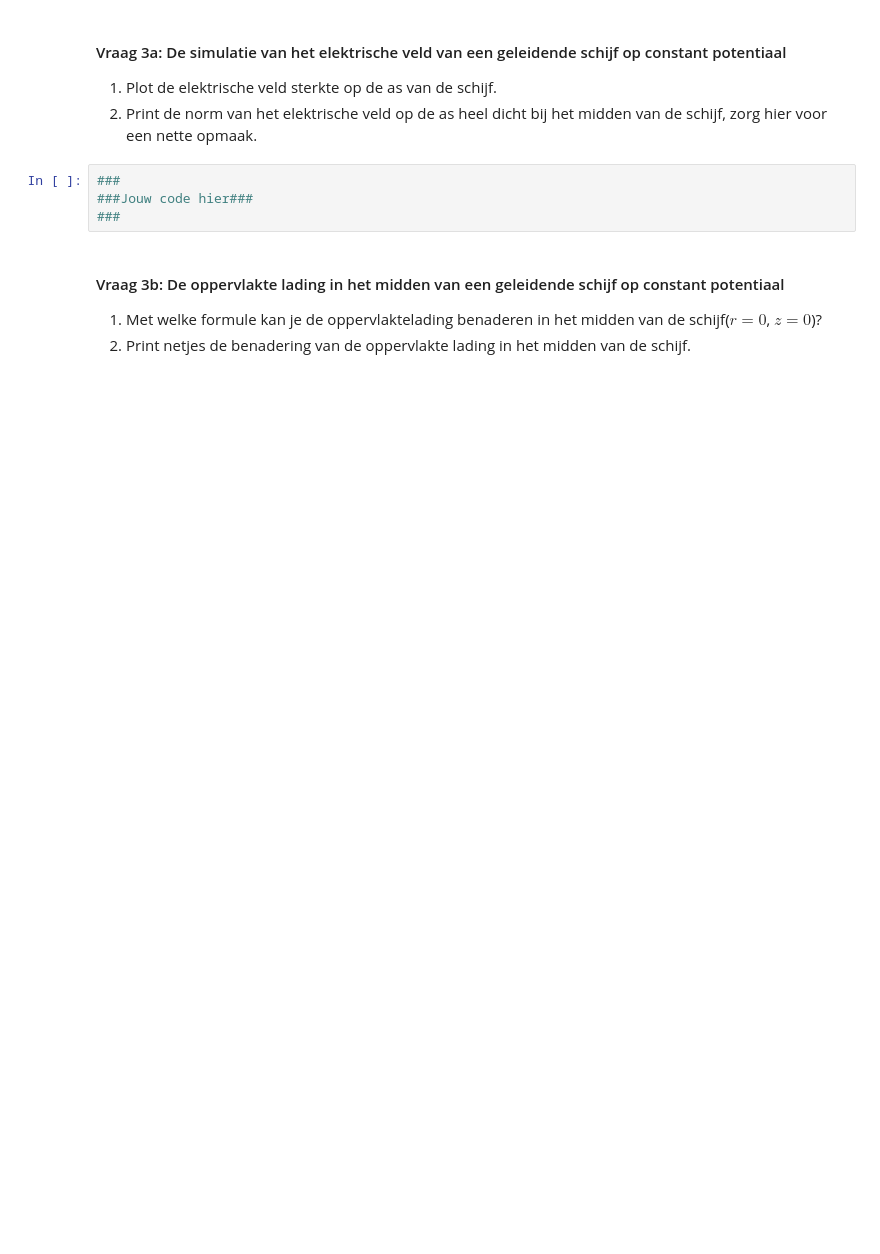
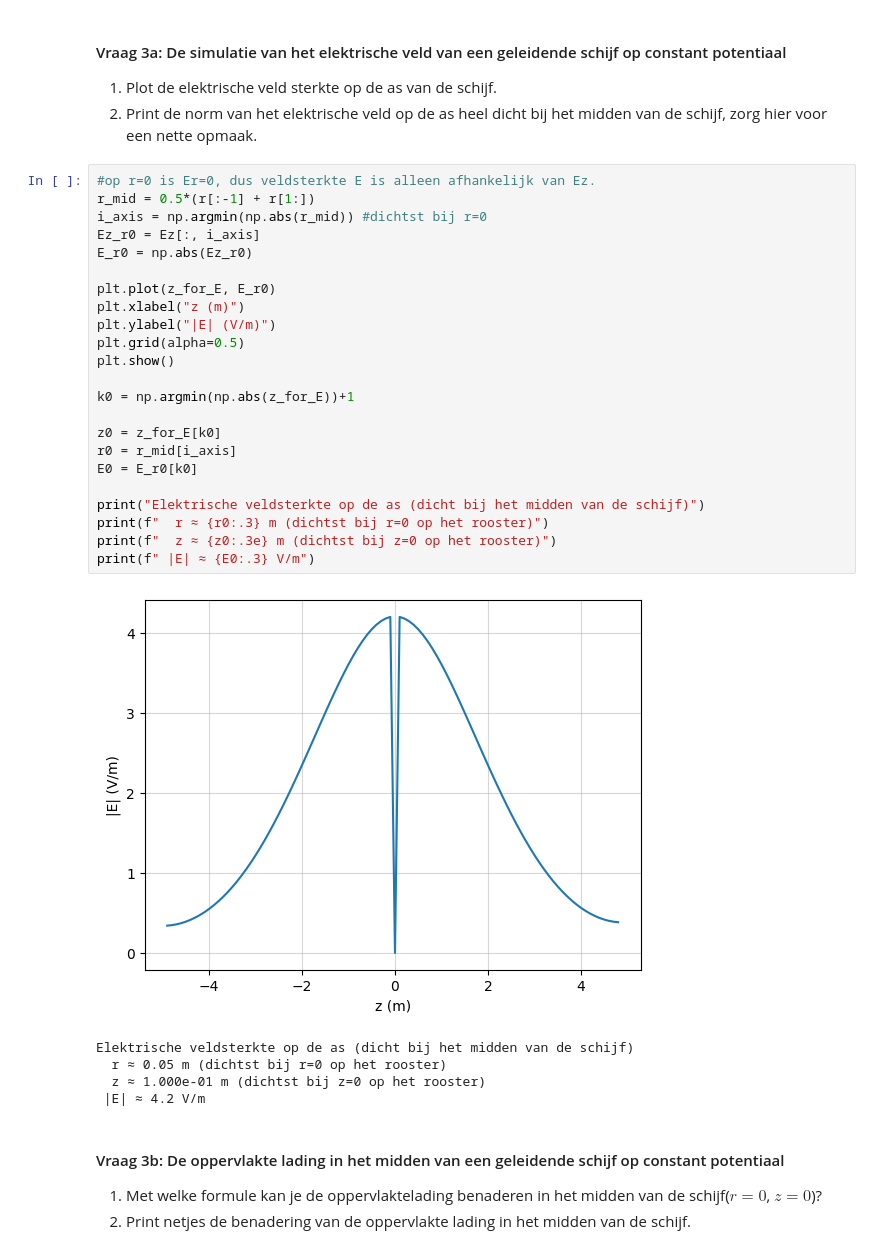
Before and after one commit to emmajuledrent/opdrachten-DEF-D, a Jupyter notebook: DigitaleOntwerpopdrachten/1CondensatorOpdracht/CondensatorOntwerpopdracht.ipynb, the cells around one changed output. Saved outputs shown, nothing was run; the diff lists cells and outputs as text; blank space fills up the shorter version.

```diff
--- a/DigitaleOntwerpopdrachten/1CondensatorOpdracht/CondensatorOntwerpopdracht.ipynb
+++ b/DigitaleOntwerpopdrachten/1CondensatorOpdracht/CondensatorOntwerpopdracht.ipynb
@@ -378,9 +378,34 @@ plot_results_disk(Ez, Er, normE, V, r, z, grid_step, disk_radius, z_pos_disk1, z
 1. Plot de elektrische veld sterkte op de as van de schijf.
 2. Print de norm van het elektrische veld op de as heel dicht bij het midden van de schijf, zorg hier voor een nette opmaak.
 # %%
-###
-###Jouw code hier###
-###
+#op r=0 is Er=0, dus veldsterkte E is alleen afhankelijk van Ez.
+r_mid = 0.5*(r[:-1] + r[1:])
+i_axis = np.argmin(np.abs(r_mid)) #dichtst bij r=0
+Ez_r0 = Ez[:, i_axis]
+E_r0 = np.abs(Ez_r0)
+
+plt.plot(z_for_E, E_r0)
+plt.xlabel("z (m)")
+plt.ylabel("|E| (V/m)")
+plt.grid(alpha=0.5)
+plt.show()
+
+k0 = np.argmin(np.abs(z_for_E))+1
+
+z0 = z_for_E[k0]
+r0 = r_mid[i_axis]
+E0 = E_r0[k0]
+
+print("Elektrische veldsterkte op de as (dicht bij het midden van de schijf)")
+print(f"  r ≈ {r0:.3} m (dichtst bij r=0 op het rooster)")
+print(f"  z ≈ {z0:.3e} m (dichtst bij z=0 op het rooster)")
+print(f" |E| ≈ {E0:.3} V/m")
+# %% [output]
+[figure, added]
+Elektrische veldsterkte op de as (dicht bij het midden van de schijf)
+  r ≈ 0.05 m (dichtst bij r=0 op het rooster)
+  z ≈ 1.000e-01 m (dichtst bij z=0 op het rooster)
+ |E| ≈ 4.2 V/m
 # %% [markdown]
 #### Vraag 3b: De oppervlakte lading in het midden van een geleidende schijf op constant potentiaal
 
```
Also changed, not shown: parts of 18 cells of this notebook, 3 other files.
